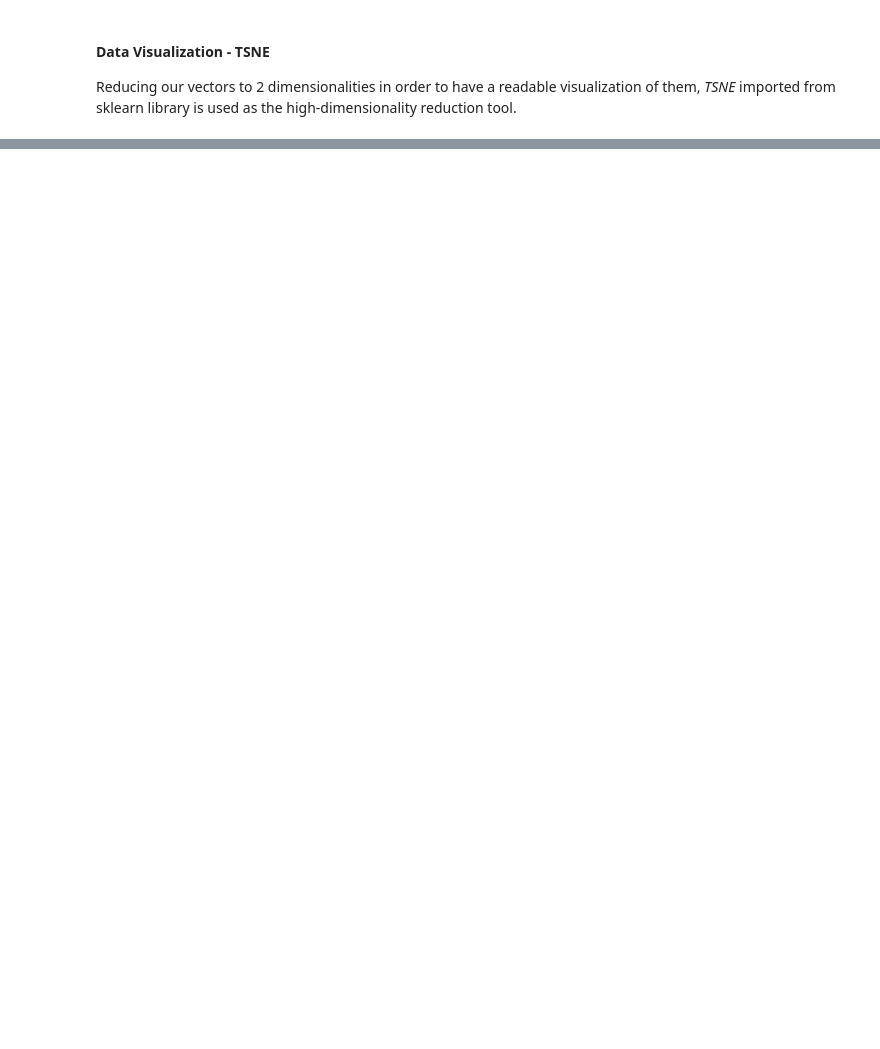
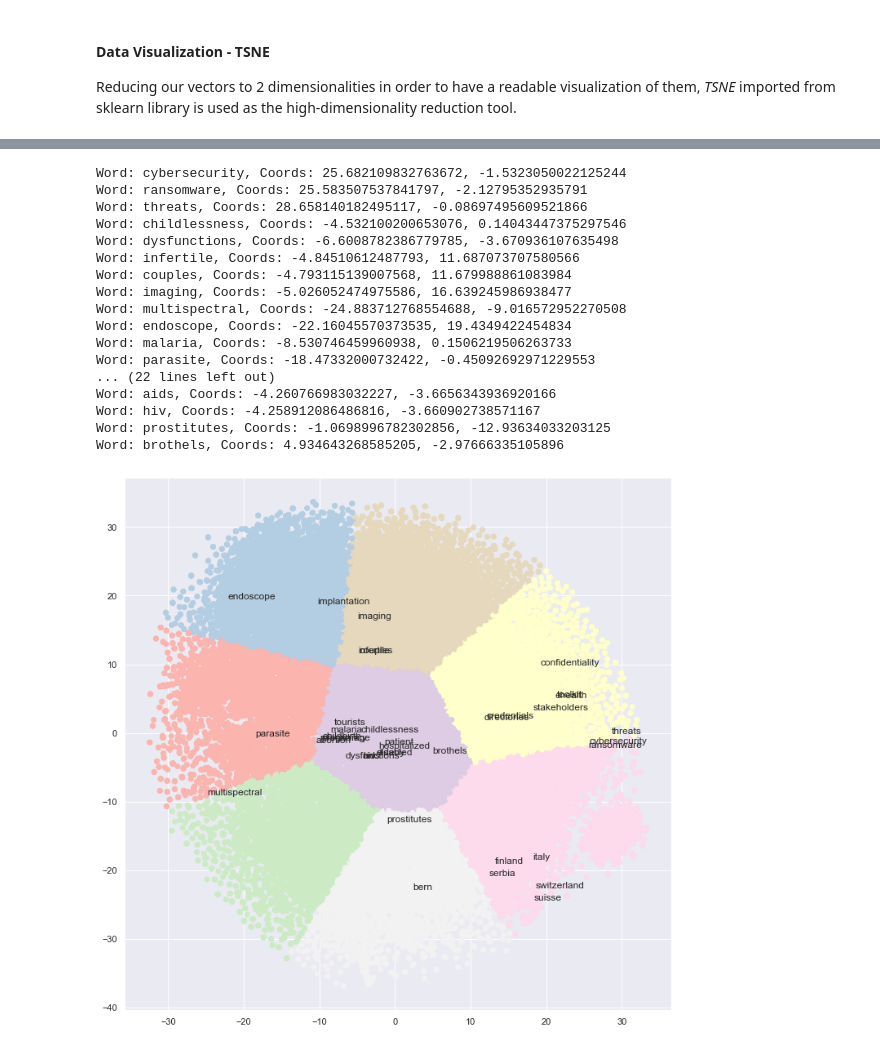
Before and after one commit to mrgeooo14/UNIGE-Master-Thesis, a Jupyter notebook: similarity.ipynb, the cells around one changed output, grey strips where cells are left out. Cells and saved outputs as stored; diff of their text form; code cells hidden in the pictures; blank space fills up the shorter version.

```diff
--- a/similarity.ipynb
+++ b/similarity.ipynb
@@ -183,7 +172,7 @@ def similarities_for_tags(tags, model_vectors):
     for tag in tags:
         print('For Tag: {}'.format(tag))
         try:
-            similarity_query = model_vectors.most_similar(tag, topn = 40)
+            similarity_query = model_vectors.most_similar(tag, topn = 80)
             print('Similarities:')
             for x in similarity_query:
                 print('{}'.format(x))
@@ -509,0 +551,44 @@ plot_with_matplotlib(x_vals, y_vals, labels)
+# %%
+from sklearn.cluster import KMeans
+
+words = ['cybersecurity', 'ransomware', 'threats', 'childlessness', 'dysfunctions',
+         'infertile', 'couples', 'imaging', 'multispectral', 'endoscope', 'malaria', 'parasite', 'tourists', 'patient', 'credentials', 'directories', 'confidentiality',
+         'ehealth', 'toolkit', 'stakeholders', 'switzerland', 'bern', 'suisse', 'serbia', 'italy', 'finland', 'elderly', 'disabled', 'hospitalized',
+         'pregnancy', 'childbirth', 'miscarriage', 'abortion', 'implantation', 'aids', 'hiv', 'prostitutes', 'brothels']
+chosen_words_indices = [output_vectors.get_index(word) for word in words]
+
+kmeans = KMeans(n_clusters = 8)
+kmeans.fit(np.array([x_vals, y_vals]).T)
+labels = kmeans.predict(np.array([x_vals, y_vals]).T)
+word_labels = np.asarray(model.wv.index_to_key)
+
+plt.figure(figsize=(12, 12))
+plt.scatter(x_vals, y_vals, c = labels, cmap = 'Pastel1', alpha=1.0)
+
+centers = kmeans.cluster_centers_
+for i in range(len(words)):
+    word_key_index = chosen_words_indices[i]
+    pos = (x_vals[word_key_index], y_vals[word_key_index])
+
+    print('Word: {}, Coords: {}, {}'.format(words[i], x_vals[word_key_index], y_vals[word_key_index]))
+    plt.annotate(words[i], xy=(x_vals[word_key_index], y_vals[word_key_index]))
+plt.show()
+# %% [output]
+Word: cybersecurity, Coords: 25.682109832763672, -1.5323050022125244
+Word: ransomware, Coords: 25.583507537841797, -2.12795352935791
+Word: threats, Coords: 28.658140182495117, -0.08697495609521866
+Word: childlessness, Coords: -4.532100200653076, 0.14043447375297546
+Word: dysfunctions, Coords: -6.6008782386779785, -3.670936107635498
+Word: infertile, Coords: -4.84510612487793, 11.687073707580566
+Word: couples, Coords: -4.793115139007568, 11.679988861083984
+Word: imaging, Coords: -5.026052474975586, 16.639245986938477
+Word: multispectral, Coords: -24.883712768554688, -9.016572952270508
+Word: endoscope, Coords: -22.16045570373535, 19.4349422454834
+Word: malaria, Coords: -8.530746459960938, 0.1506219506263733
+Word: parasite, Coords: -18.47332000732422, -0.45092692971229553
+... (22 lines left out)
+Word: aids, Coords: -4.260766983032227, -3.6656343936920166
+Word: hiv, Coords: -4.258912086486816, -3.660902738571167
+Word: prostitutes, Coords: -1.0698996782302856, -12.93634033203125
+Word: brothels, Coords: 4.934643268585205, -2.97666335105896
+[figure, added]
```
Also changed, not shown: parts of 27 cells of this notebook, 2 other files.
